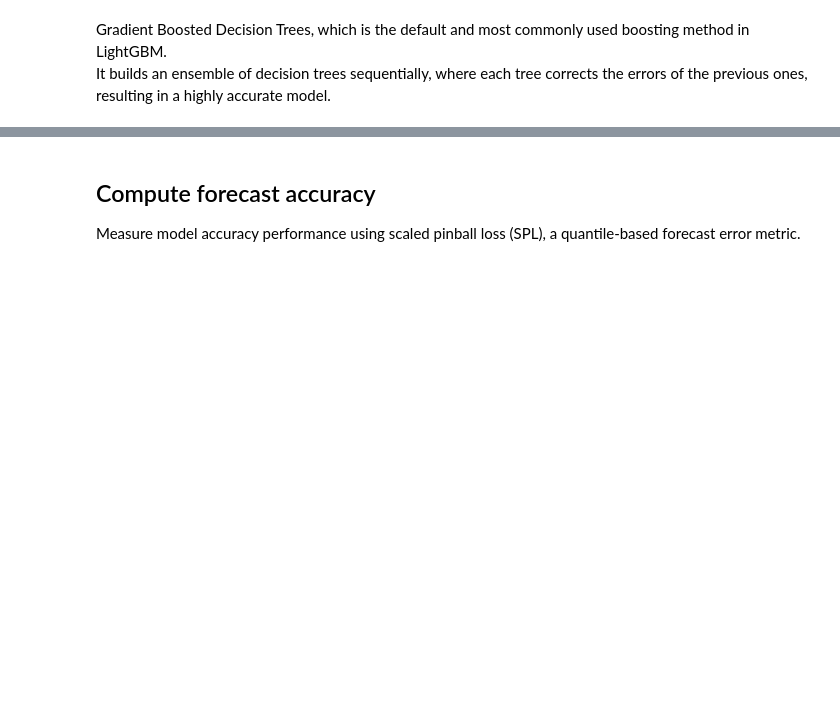
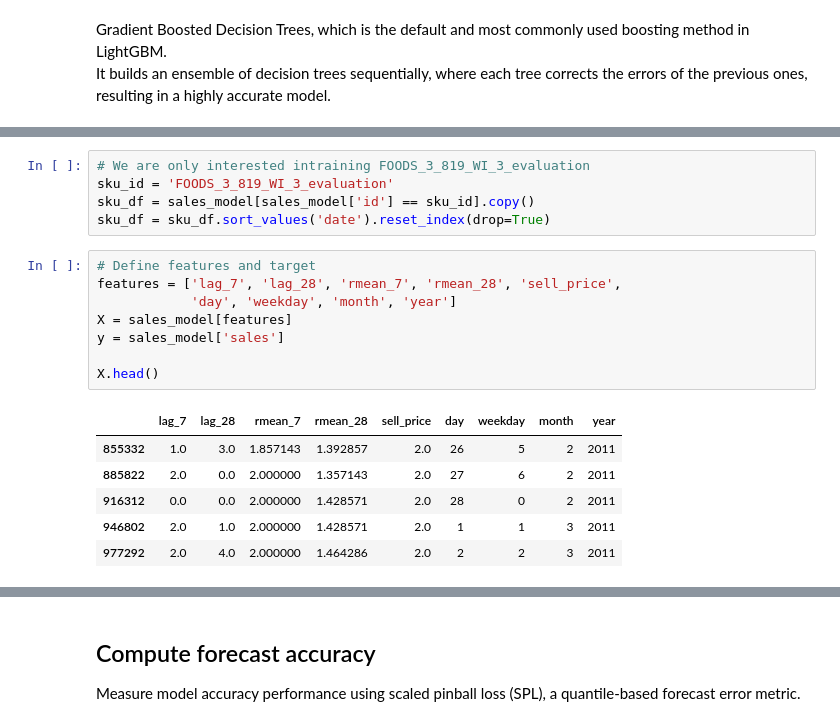
Before and after one commit to Clairey33/IOE541-Project----From-Forecasts-to-Fulfillment, a Jupyter notebook: Code/lgbm_forecast.ipynb, the cells around one changed output, grey strips where cells are left out. Cells and saved outputs as stored; diff of their text form; blank space fills up the shorter version.

```diff
--- a/Code/lgbm_forecast.ipynb
+++ b/Code/lgbm_forecast.ipynb
@@ -260,0 +205,20 @@ Did not meet early stopping. Best iteration is:
+# %%
+# We are only interested intraining FOODS_3_819_WI_3_evaluation
+sku_id = 'FOODS_3_819_WI_3_evaluation'
+sku_df = sales_model[sales_model['id'] == sku_id].copy()
+sku_df = sku_df.sort_values('date').reset_index(drop=True)
+# %%
+# Define features and target
+features = ['lag_7', 'lag_28', 'rmean_7', 'rmean_28', 'sell_price',
+            'day', 'weekday', 'month', 'year']
+X = sales_model[features]
+y = sales_model['sales']
+
+X.head()
+# %% [output]
+|  | lag_7 | lag_28 | rmean_7 | rmean_28 | sell_price | day | weekday | month | year |
+| 855332 | 1.0 | 3.0 | 1.857143 | 1.392857 | 2.0 | 26 | 5 | 2 | 2011 |
+| 885822 | 2.0 | 0.0 | 2.000000 | 1.357143 | 2.0 | 27 | 6 | 2 | 2011 |
+| 916312 | 0.0 | 0.0 | 2.000000 | 1.428571 | 2.0 | 28 | 0 | 2 | 2011 |
+| 946802 | 2.0 | 1.0 | 2.000000 | 1.428571 | 2.0 | 1 | 1 | 3 | 2011 |
+| 977292 | 2.0 | 4.0 | 2.000000 | 1.464286 | 2.0 | 2 | 2 | 3 | 2011 |
```
Also changed, not shown: parts of 8 cells of this notebook, 2 other files.
